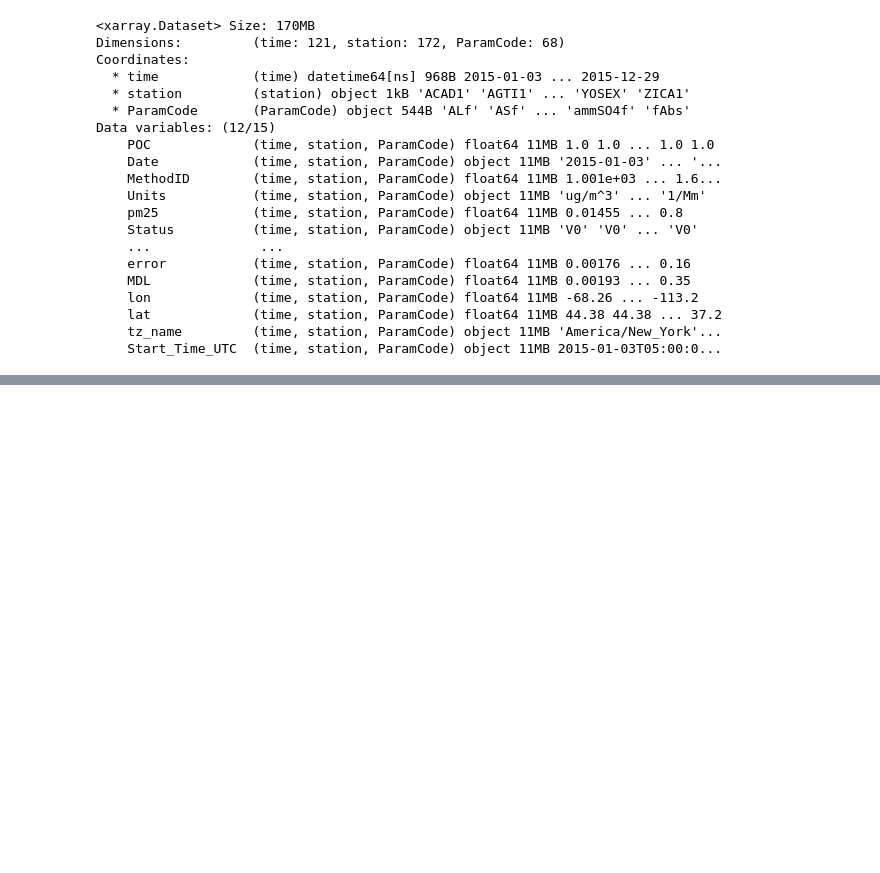
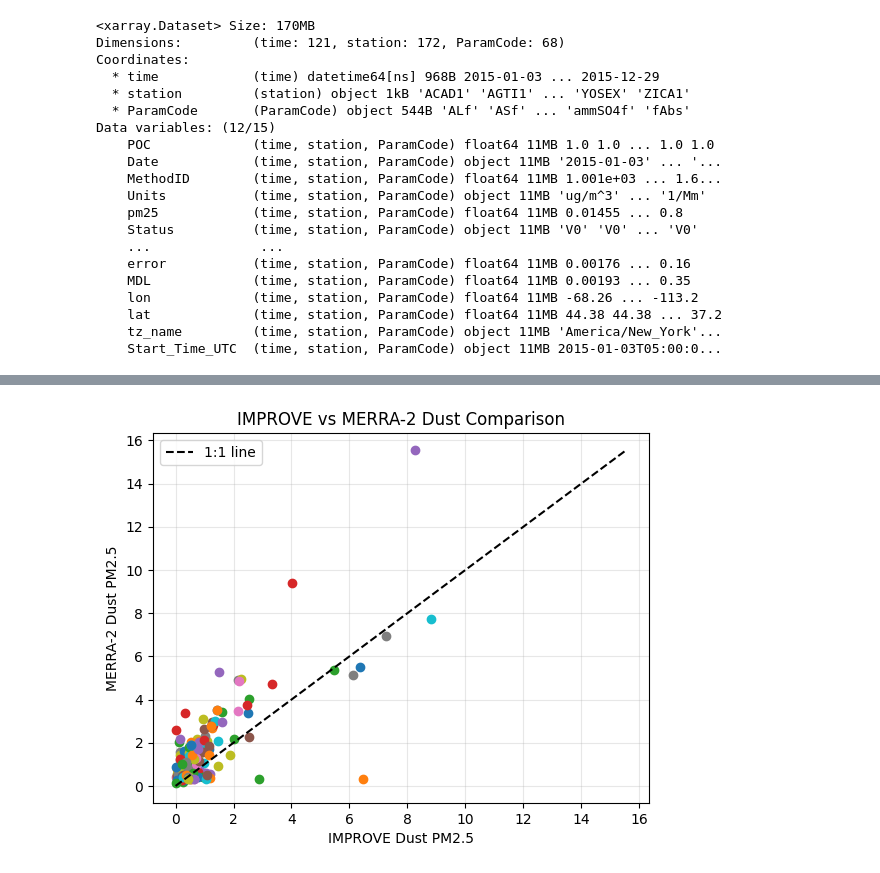
Before and after one commit to GEOS-ESM/GMAOpyobs, a Jupyter notebook: src/Notebooks/sampler_examples/improve_sampler.ipynb, the cells around one changed output, grey strips where cells are left out. Drawn from its saved outputs; the diff is of its cells as text; code cells hidden in the pictures; blank space fills up the shorter version.

```diff
--- a/src/Notebooks/sampler_examples/improve_sampler.ipynb
+++ b/src/Notebooks/sampler_examples/improve_sampler.ipynb
@@ -369,0 +393,28 @@ ax[2].set_visible(False)
+# %%
+# Dust or soil
+m2spc = 'DU'
+imspc = 'SOILf'
+m2 = pm25_daily[m2spc]
+im = imp_ds.sel(ParamCode=imspc)
+
+# subset improve data for time period of model
+valid_times = im.time.values[np.isin(im.time.values, m2.time.values)]
+valid_stations = m2.station.values[np.isin(m2.station.values, im.station.values)]
+imsubset = im.sel(
+    time=valid_times,
+    station=valid_stations
+)
+# repalce -999 with nan
+imsubset = imsubset.where(imsubset != -999.)
+
+# subset model for stations in IMPROVE dataset
+# and at the surface
+m2subset = m2.sel(
+    time=valid_times,
+    station=valid_stations,
+    lev=72,
+)
+
+compare_imp_m2(imsubset,m2subset,'Dust')
+# %% [output]
+[figure, added]
```
Also changed, not shown: parts of 13 cells of this notebook.
